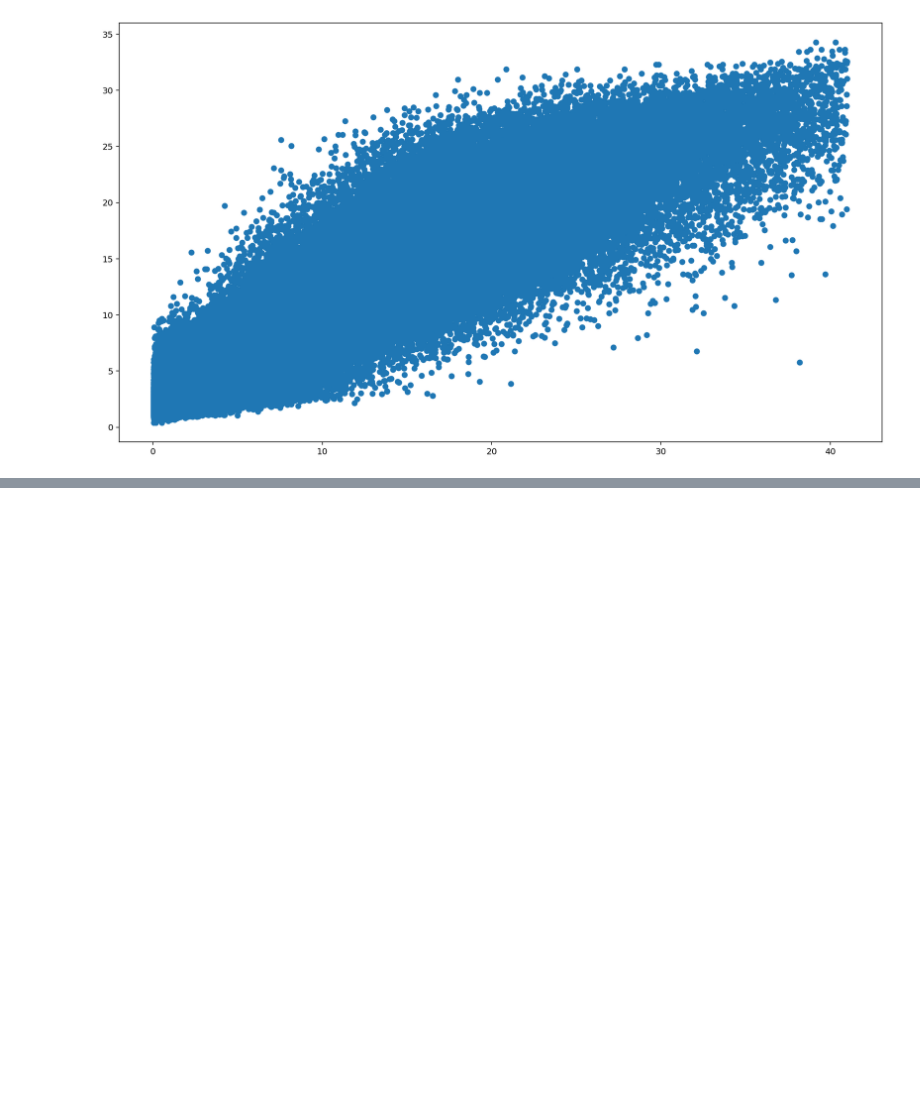
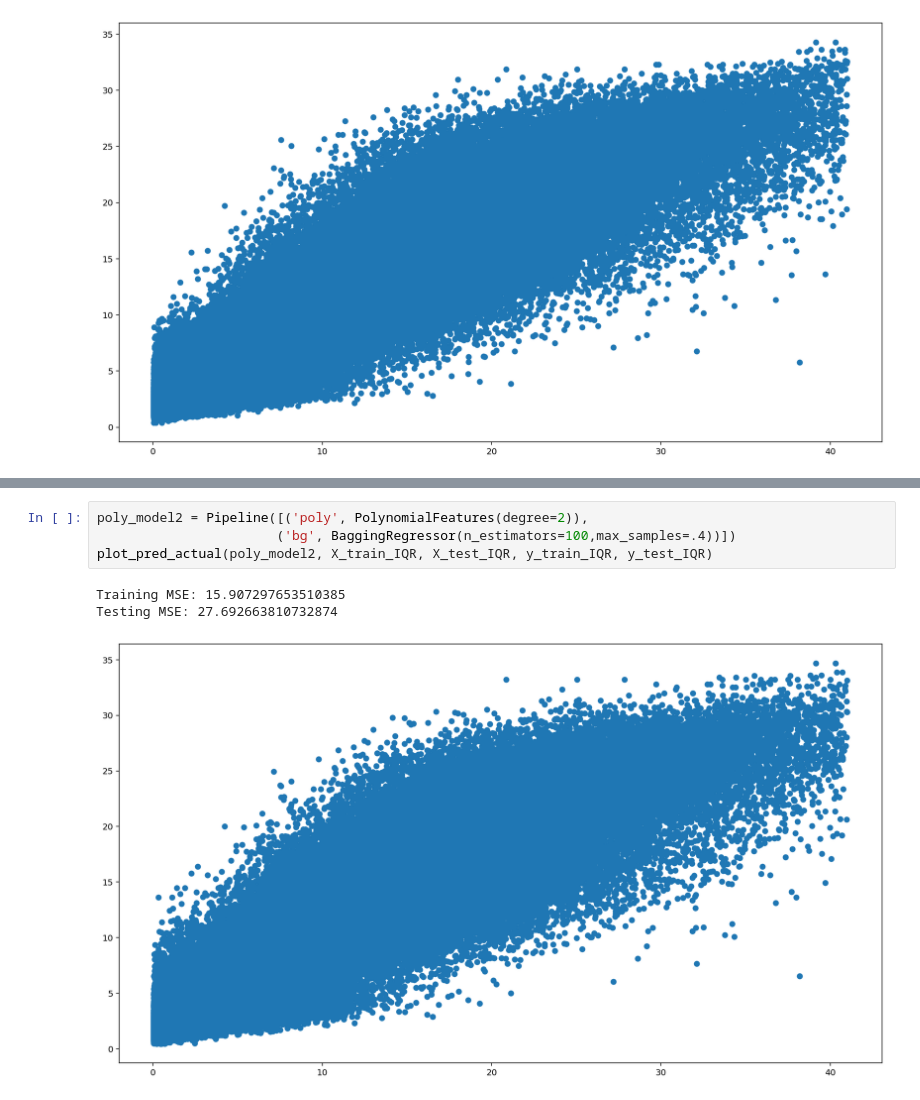
Before and after one commit to blowe615/starbucks_offers, a Jupyter notebook: starbucks_offers.ipynb, the cells around one changed output, grey strips where cells are left out. Drawn from its saved outputs; the diff is of its cells as text; blank space fills up the shorter version.

```diff
--- a/starbucks_offers.ipynb
+++ b/starbucks_offers.ipynb
@@ -1141,0 +1109,8 @@ Testing MSE: 26.443726964446103
+# %%
+poly_model2 = Pipeline([('poly', PolynomialFeatures(degree=2)),
+                       ('bg', BaggingRegressor(n_estimators=100,max_samples=.4))])
+plot_pred_actual(poly_model2, X_train_IQR, X_test_IQR, y_train_IQR, y_test_IQR)
+# %% [output]
+Training MSE: 15.907297653510385
+Testing MSE: 27.692663810732874
+[figure, added]
```
Also changed, not shown: parts of 13 cells of this notebook.
